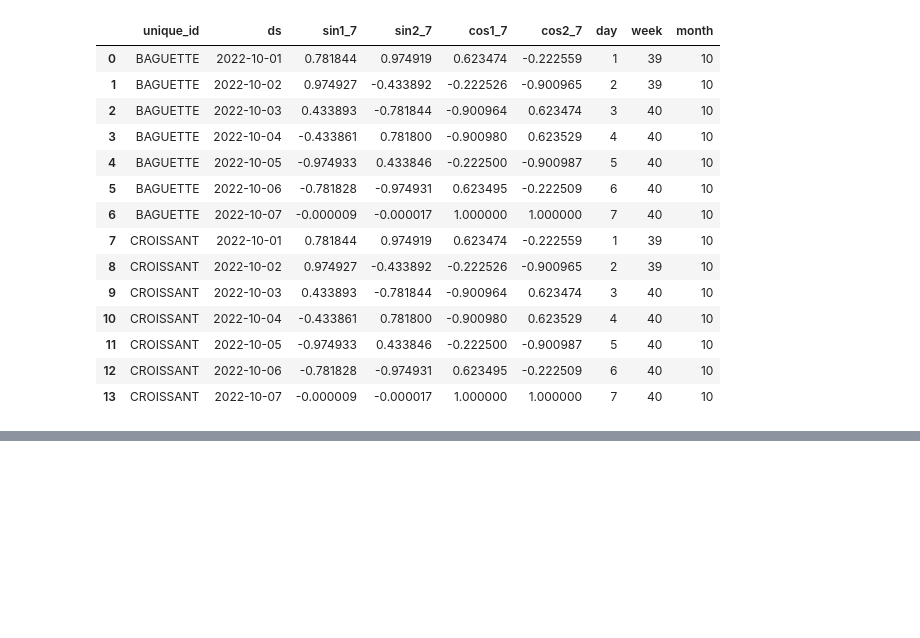
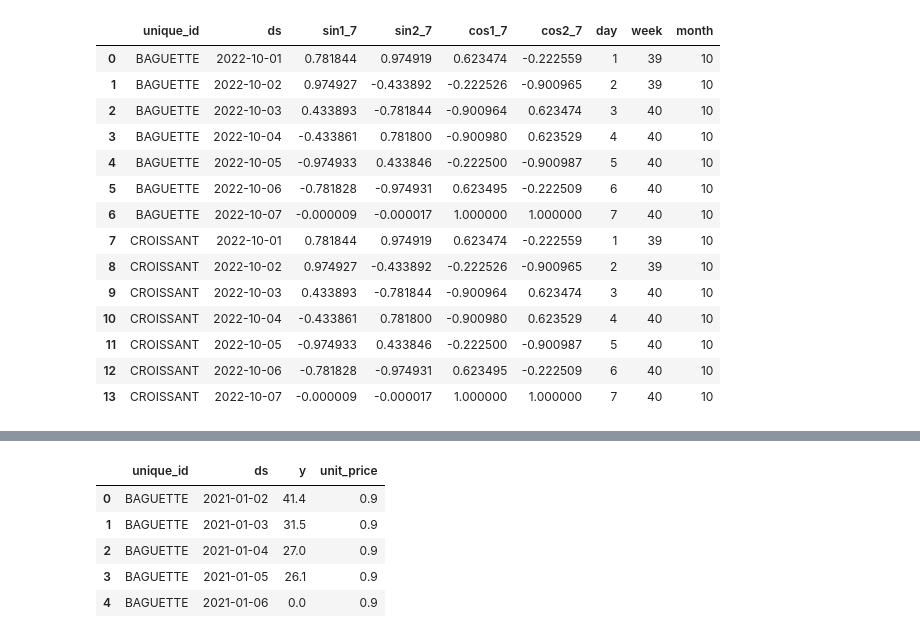
Before and after one commit to BMMUGOMBA/Time_Series, a Jupyter notebook: intro-freecodecamp.ipynb, the cells around one changed output, grey strips where cells are left out. Saved outputs shown, nothing was run; the diff lists cells and outputs as text; code cells hidden in the pictures; blank space fills up the shorter version.

```diff
--- a/intro-freecodecamp.ipynb
+++ b/intro-freecodecamp.ipynb
@@ -508,0 +519,9 @@ Prediction intervals
+# %%
+train.head()
+# %% [output]
+|  | unique_id | ds | y | unit_price |
+| 0 | BAGUETTE | 2021-01-02 | 41.4 | 0.9 |
+| 1 | BAGUETTE | 2021-01-03 | 31.5 | 0.9 |
+| 2 | BAGUETTE | 2021-01-04 | 27.0 | 0.9 |
+| 3 | BAGUETTE | 2021-01-05 | 26.1 | 0.9 |
+| 4 | BAGUETTE | 2021-01-06 | 0.0 | 0.9 |
```
Also changed, not shown: parts of 10 cells of this notebook.
